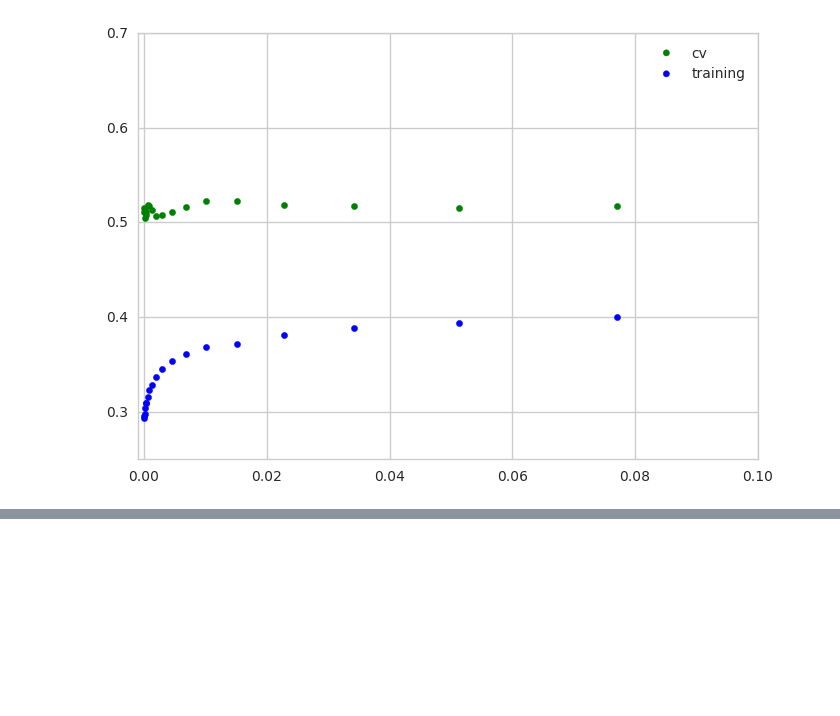
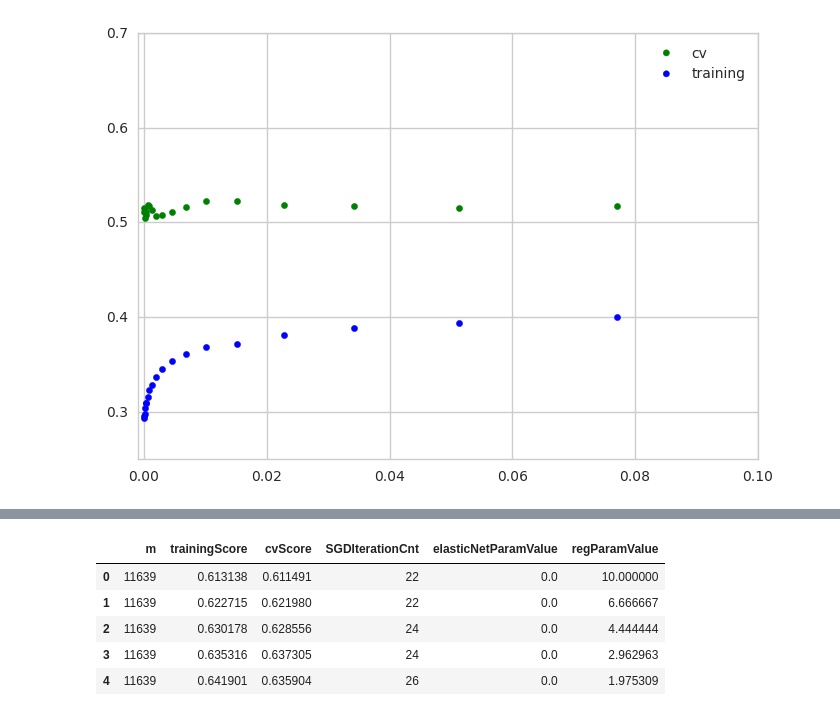
Before and after one commit to brycemcd/muteButton, a Jupyter notebook: extra/modelAnalysis/2016-09-25-BAM-mutButton-logreg-model-analysis.ipynb, the cells around one changed output, grey strips where cells are left out. Drawn from its saved outputs; the diff is of its cells as text; code cells hidden in the pictures; blank space fills up the shorter version.

```diff
--- a/extra/modelAnalysis/2016-09-25-BAM-mutButton-logreg-model-analysis.ipynb
+++ b/extra/modelAnalysis/2016-09-25-BAM-mutButton-logreg-model-analysis.ipynb
@@ -75,0 +80,25 @@ plt.show()
+# %%
+data_headers = [
+    'm',
+    'trainingScore',
+    'cvScore',
+    'SGDIterationCnt',
+    'x1',
+    'elasticNetParamValue',
+    'x3',
+    'regParamValue',
+]
+
+raw_data = pd.read_csv('data/training-1475191899995', names=data_headers)
+
+helpful_cols = [col for col in list(raw_data) if not col.startswith('x')]
+data = raw_data[helpful_cols]
+
+data.head()
+# %% [output]
+|  | m | trainingScore | cvScore | SGDIterationCnt | elasticNetParamValue | regParamValue |
+| 0 | 11639 | 0.613138 | 0.611491 | 22 | 0.0 | 10.000000 |
+| 1 | 11639 | 0.622715 | 0.621980 | 22 | 0.0 | 6.666667 |
+| 2 | 11639 | 0.630178 | 0.628556 | 24 | 0.0 | 4.444444 |
+| 3 | 11639 | 0.635316 | 0.637305 | 24 | 0.0 | 2.962963 |
+| 4 | 11639 | 0.641901 | 0.635904 | 26 | 0.0 | 1.975309 |
```
Also changed, not shown: parts of 5 cells of this notebook, 2 other files.
